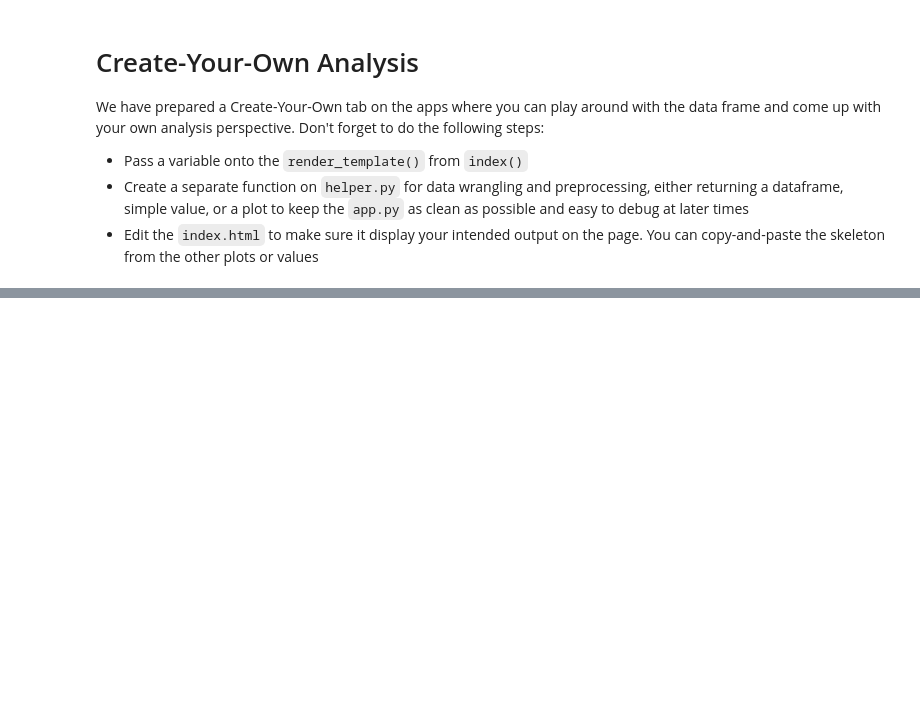
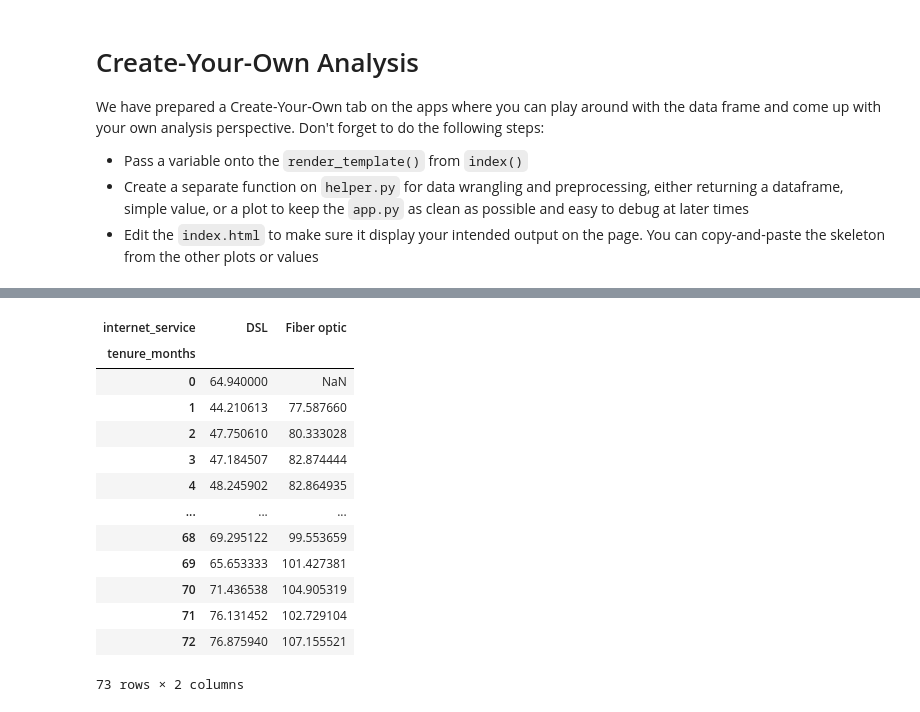
Before and after one commit to cyholder/capstone_angga, a Jupyter notebook: Customer_Churn_Analysis.ipynb, the cells around one changed output, grey strips where cells are left out. Cells and saved outputs as stored; diff of their text form; code cells hidden in the pictures; blank space fills up the shorter version.

```diff
--- a/Customer_Churn_Analysis.ipynb
+++ b/Customer_Churn_Analysis.ipynb
@@ -464,0 +484,19 @@ We have prepared a Create-Your-Own tab on the apps where you can play around wit
+# %%
+b = pd.crosstab(data['tenure_months'], [data['internet_service']], values=data['monthly_charges'], aggfunc='mean', normalize=False).iloc[:,0:2]
+
+b
+# %% [output]
+| internet_service | DSL | Fiber optic |
+| tenure_months |  |  |
+| 0 | 64.940000 | NaN |
+| 1 | 44.210613 | 77.587660 |
+| 2 | 47.750610 | 80.333028 |
+| 3 | 47.184507 | 82.874444 |
+| 4 | 48.245902 | 82.864935 |
+| ... | ... | ... |
+| 68 | 69.295122 | 99.553659 |
+| 69 | 65.653333 | 101.427381 |
+| 70 | 71.436538 | 104.905319 |
+| 71 | 76.131452 | 102.729104 |
+| 72 | 76.875940 | 107.155521 |
+73 rows × 2 columns
```
Also changed, not shown: parts of 7 cells of this notebook, 3 other files.
